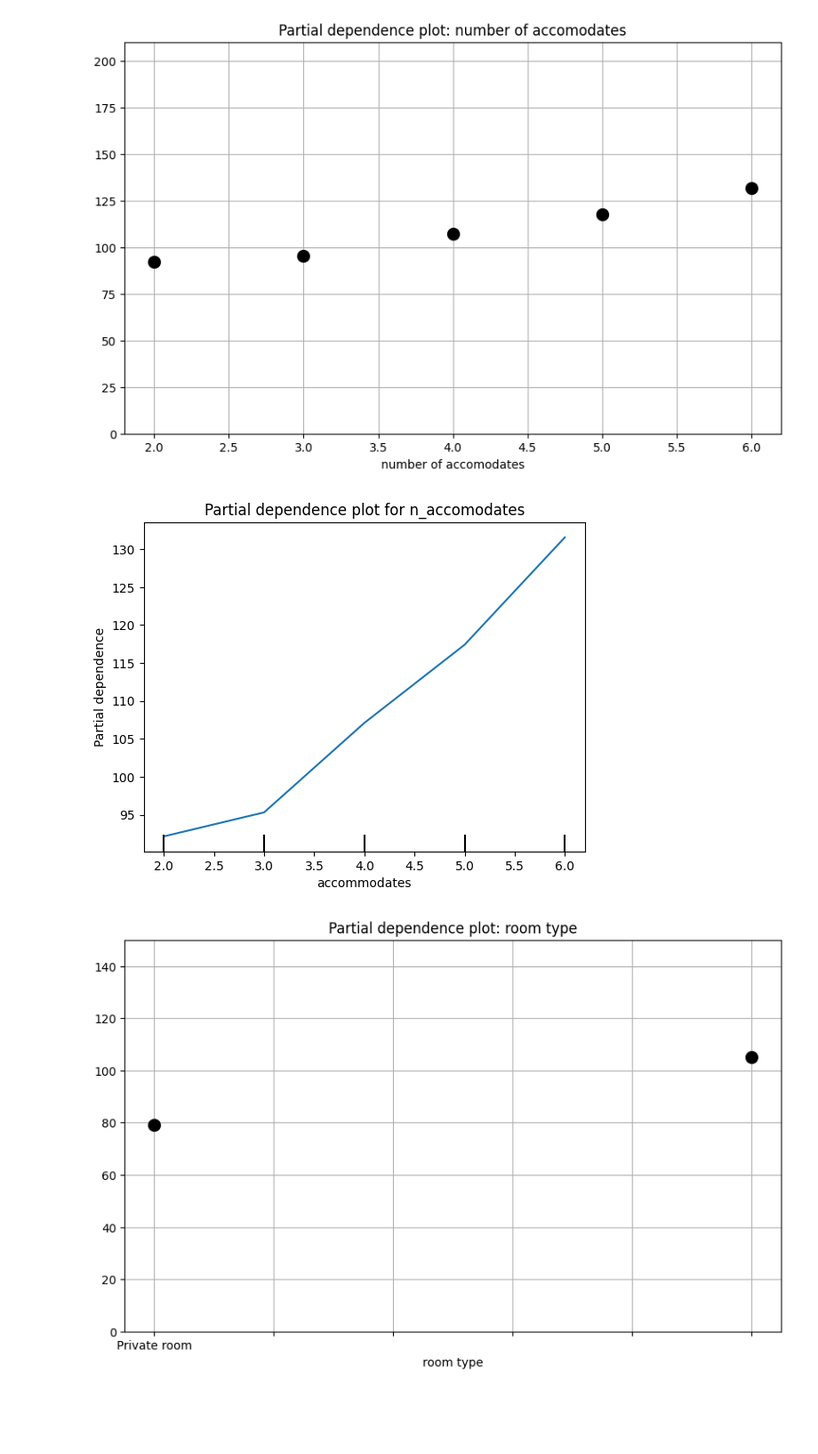
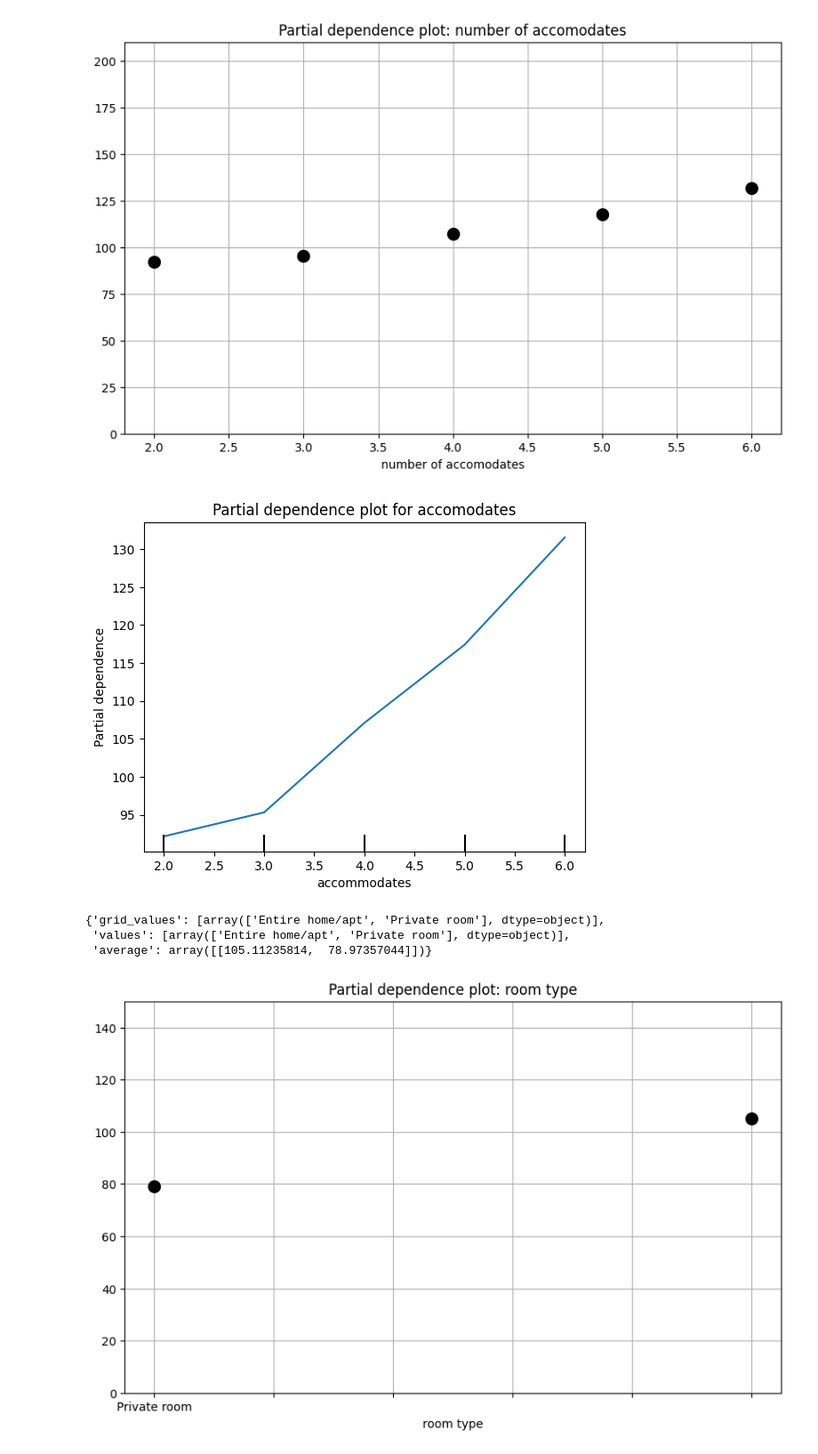
Before and after one commit to 00Dabide/DA3-Assignment-2, a Jupyter notebook: Assignment-2.ipynb, the cells around one changed output. Shown: that part at 89% size. Drawn from its saved outputs; the diff is of its cells as text; code cells hidden in the pictures; blank space fills up the shorter version.

```diff
--- a/Assignment-2.ipynb
+++ b/Assignment-2.ipynb
@@ -629,16 +618,22 @@ pd.DataFrame(
 # %%
 display = PartialDependenceDisplay(
     pd_results = [accomodates_pdp],
     features = [(0,)],
     feature_names = data_holdout[predictors_2].columns.tolist(),
     target_idx = 0,
     deciles = {0: np.linspace(2, 6, num=5)}
 )
 display.plot()
-plt.title('Partial dependence plot for n_accomodates')
+plt.title('Partial dependence plot for accomodates')
 plt.show();
 # %% [output]
-[figure, old version]
+[figure, new version]
+# %%
+roomtype_pdp
+# %% [output]
+{'grid_values': [array(['Entire home/apt', 'Private room'], dtype=object)],
+ 'values': [array(['Entire home/apt', 'Private room'], dtype=object)],
+ 'average': array([[105.11235814,  78.97357044]])}
 # %%
 roomtype_pdp = partial_dependence(
     rf_pipeline, data_holdout[predictors_2], ["room_type"], kind="average"
```
Also changed, not shown: parts of 7 cells of this notebook, 1 other file.
